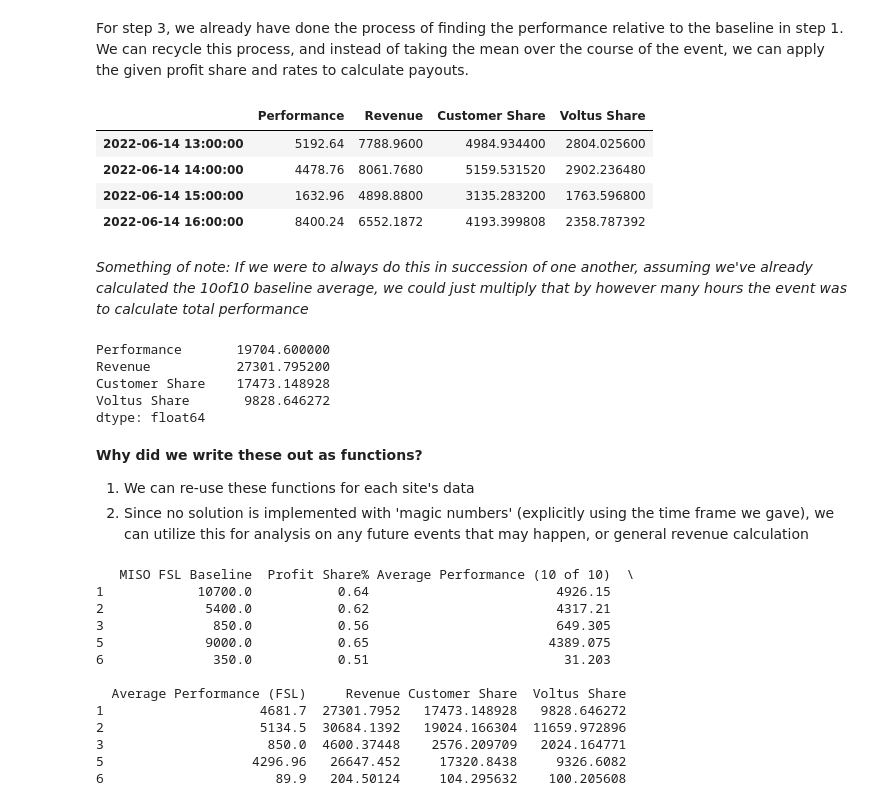
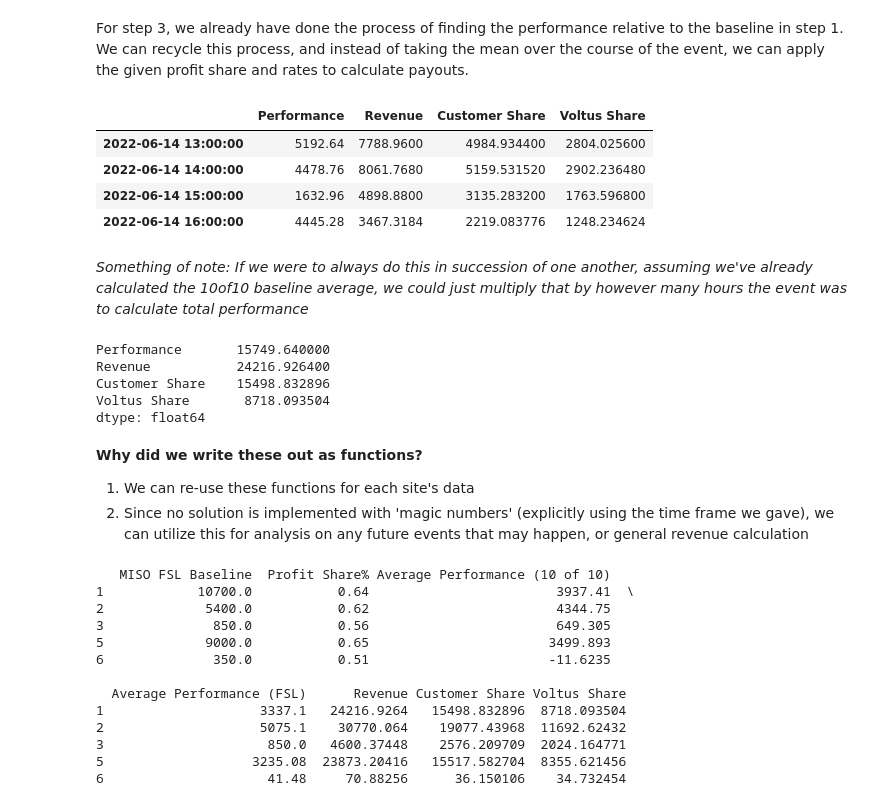
Before and after one commit to Desitrain22/Voltus-Energy-Markets-Take-Home, a Jupyter notebook: homework.ipynb, the cells around one changed output. Cells and saved outputs as stored; diff of their text form; code cells hidden in the pictures.

Commit message:
fixes to timestamps for flooring last hour (was missing 15, 30, 45 timestamps for 16:00)

```diff
--- a/homework.ipynb
+++ b/homework.ipynb
@@ -211,52 +198,46 @@ For step 3, we already have done the process of finding the performance relative
 hourly_rates = {
     pd.Timestamp("2022-06-14 13:00"): 1500,
     pd.Timestamp("2022-06-14 14:00"): 1800,
     pd.Timestamp("2022-06-14 15:00"): 3000,
     pd.Timestamp("2022-06-14 16:00"): 780,
 }
 
 def calculate_payouts(
     customer_series: pd.Series=get_site_data()["kWh"].loc[
                 pd.Timestamp("2022-06-14 13:00:00") : pd.Timestamp(
-                    "2022-06-14 16:00:00"
+                    "2022-06-14 16:45:00"
                 )
             ],
     baseline: pd.Series=get_10of10_baselines(),
     customer_profit_share: float = 0.64,
     hourly_payout_rates: dict = hourly_rates,
 ):
     df = customer_series.groupby(customer_series.index.floor("h")).sum() # Aggregate by the hour
-
     df = pd.DataFrame((baseline - df), columns=["Performance"]) # Create an initial column of performance relative to the baseline (10of10 used for payout calculation)
     df["Revenue"] = (df["Performance"] * pd.Series(hourly_payout_rates) / 1000).apply(
         lambda x: max(x, 0)
-    ) # Apply hourly rate payout for revenue.
+    )# Apply hourly rate payout for revenue.
     df["Customer Share"] = df["Revenue"] * customer_profit_share # Customer Share
     df["Voltus Share"] = df["Revenue"] - df["Customer Share"] # Voltus Share
     return df
 
 calculate_payouts()
-# calculate_payouts(data["kWh"].loc[
-#                 pd.Timestamp("2022-06-14 14:00:00") : pd.Timestamp(
-#                     "2022-06-14 17:00:00"
-#                 )
-#             ])
 # %% [output]
 |  | Performance | Revenue | Customer Share | Voltus Share |
 | 2022-06-14 13:00:00 | 5192.64 | 7788.9600 | 4984.934400 | 2804.025600 |
 | 2022-06-14 14:00:00 | 4478.76 | 8061.7680 | 5159.531520 | 2902.236480 |
 | 2022-06-14 15:00:00 | 1632.96 | 4898.8800 | 3135.283200 | 1763.596800 |
-| 2022-06-14 16:00:00 | 8400.24 | 6552.1872 | 4193.399808 | 2358.787392 |
+| 2022-06-14 16:00:00 | 4445.28 | 3467.3184 | 2219.083776 | 1248.234624 |
 # %% [markdown]
 *Something of note: If we were to always do this in succession of one another, assuming we've already calculated the 10of10 baseline average, we could just multiply that by however many hours the event was to calculate total performance*
 # %%
 # And now, we take the total
 calculate_payouts().sum()
 # %% [output]
-Performance       19704.600000
-Revenue           27301.795200
-Customer Share    17473.148928
-Voltus Share       9828.646272
+Performance       15749.640000
+Revenue           24216.926400
+Customer Share    15498.832896
+Voltus Share       8718.093504
 dtype: float64
 # %% [markdown]
 **Why did we write these out as functions?**
@@ -274,7 +255,7 @@ def main():
         df.loc[i, "Average Performance (FSL)"] = customer_performance_from_baseline(
             site_data.loc[
                 pd.Timestamp("2022-06-14 13:00:00") : pd.Timestamp(
-                    "2022-06-14 16:00:00"
+                    "2022-06-14 16:45:00"
                 )
             ]["kWh"],
             df.loc[i, "MISO FSL Baseline"] #Given Miso baseline (float),
@@ -285,7 +266,7 @@ def main():
         ] = customer_performance_from_baseline(
             site_data.loc[
                 pd.Timestamp("2022-06-14 13:00:00") : pd.Timestamp(
-                    "2022-06-14 16:00:00"
+                    "2022-06-14 16:45:00"
                 )
             ]["kWh"],
             get_10of10_baselines(site_data["kWh"]) #Calculate 10of10 baseline (series),
@@ -294,7 +275,7 @@ def main():
         payouts = calculate_payouts(
             site_data["kWh"].loc[
                 pd.Timestamp("2022-06-14 13:00:00") : pd.Timestamp(
-                    "2022-06-14 16:00:00"
+                    "2022-06-14 16:45:00"
                 )
             ],
             get_10of10_baselines(site_data["kWh"]),
@@ -309,16 +290,16 @@ def main():
 print(main().head())
 main().to_csv("Solution/solution.csv")
 # %% [output]
-   MISO FSL Baseline  Profit Share% Average Performance (10 of 10)  \
-1            10700.0           0.64                        4926.15
-2             5400.0           0.62                        4317.21
+   MISO FSL Baseline  Profit Share% Average Performance (10 of 10)
+1            10700.0           0.64                        3937.41  \
+2             5400.0           0.62                        4344.75
 3              850.0           0.56                        649.305
-5             9000.0           0.65                       4389.075
-6              350.0           0.51                         31.203
+5             9000.0           0.65                       3499.893
+6              350.0           0.51                       -11.6235
 
-  Average Performance (FSL)     Revenue Customer Share  Voltus Share
-1                    4681.7  27301.7952   17473.148928   9828.646272
-2                    5134.5  30684.1392   19024.166304  11659.972896
-3                     850.0  4600.37448    2576.209709   2024.164771
-5                   4296.96   26647.452     17320.8438     9326.6082
-6                      89.9   204.50124     104.295632    100.205608
+  Average Performance (FSL)      Revenue Customer Share Voltus Share
+1                    3337.1   24216.9264   15498.832896  8718.093504
+2                    5075.1    30770.064    19077.43968  11692.62432
+3                     850.0   4600.37448    2576.209709  2024.164771
+5                   3235.08  23873.20416   15517.582704  8355.621456
+6                     41.48     70.88256      36.150106    34.732454
```
Also changed, not shown: parts of 4 cells of this notebook, 2 other files.
